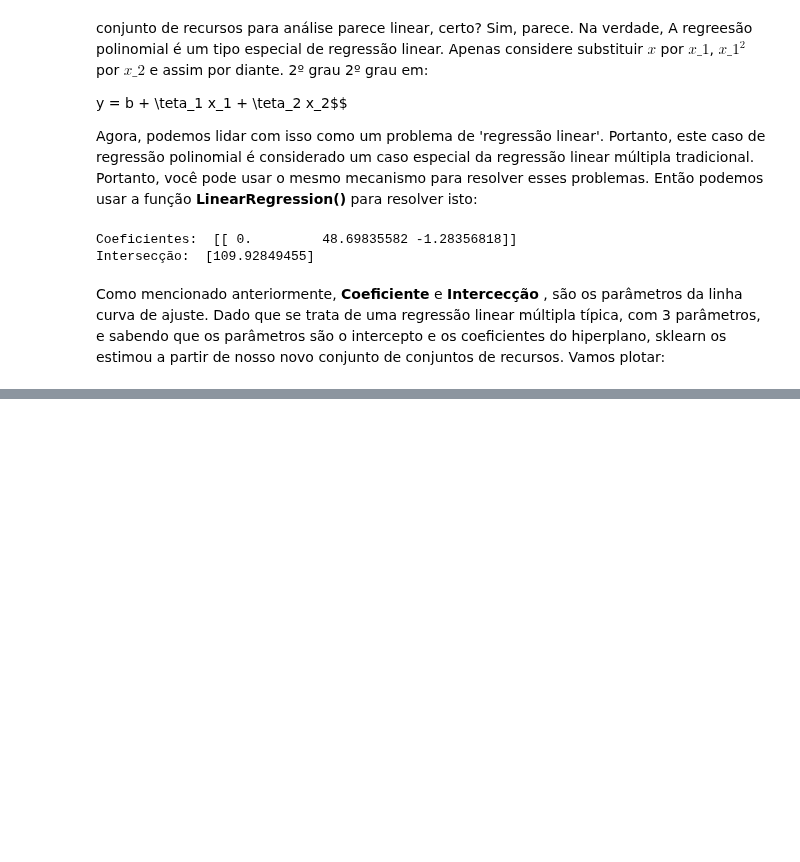
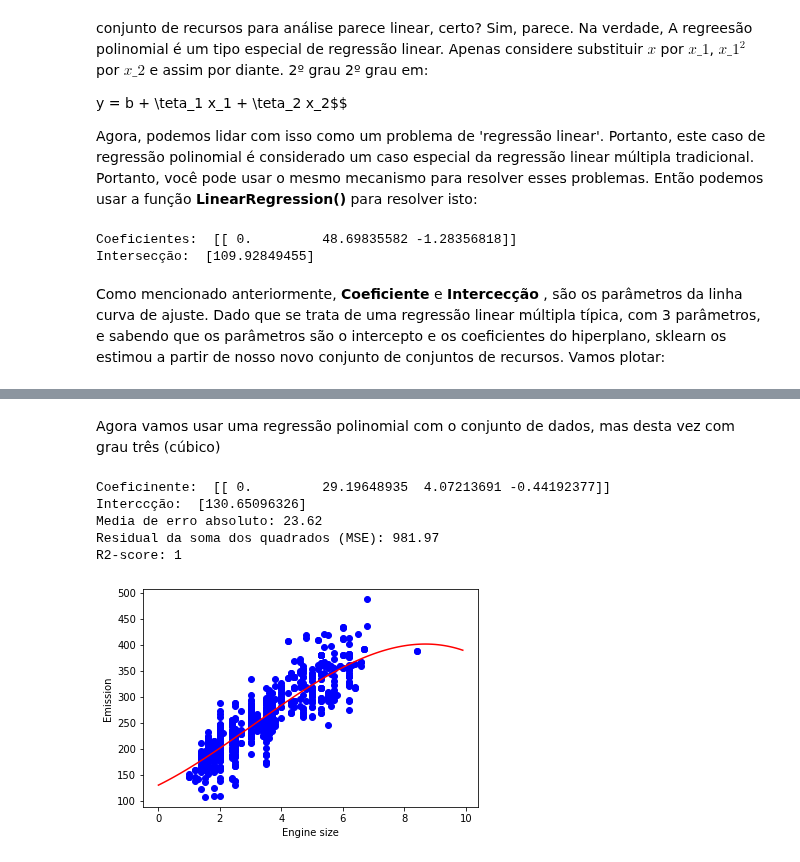
Before and after one commit to kauebr/Machine-Learning-Projects-IBM, a Jupyter notebook: Regressão polinomial/Regressao polinomial.ipynb, the cells around one changed output, grey strips where cells are left out. Drawn from its saved outputs; the diff is of its cells as text; code cells hidden in the pictures; blank space fills up the shorter version.

Commit message:
Regressão Polinomial finalizada

```diff
--- a/Regressão polinomial/Regressao polinomial.ipynb
+++ b/Regressão polinomial/Regressao polinomial.ipynb
@@ -152,0 +178,29 @@ Dado que se trata de uma regressão linear múltipla típica, com 3 parâmetros,
+# %% [markdown]
+Agora vamos usar uma regressão polinomial com o conjunto de dados, mas desta vez com grau três (cúbico)
+# %%
+poly3 = PolynomialFeatures(degree=3)
+train_x_poly3 = poly3.fit_transform(train_x)
+clf3 = linear_model.LinearRegression()
+train_y3_ = clf3.fit(train_x_poly3, train_y)
+
+# The coefficients
+print ('Coeficinente: ', clf3.coef_)
+print ('Interccção: ',clf3.intercept_)
+plt.scatter(train.ENGINESIZE, train.CO2EMISSIONS,  color='blue')
+XX = np.arange(0.0, 10.0, 0.1)
+yy = clf3.intercept_[0]+ clf3.coef_[0][1]*XX + clf3.coef_[0][2]*np.power(XX, 2) + clf3.coef_[0][3]*np.power(XX, 3)
+plt.plot(XX, yy, '-r' )
+plt.xlabel("Engine size")
+plt.ylabel("Emission")
+test_x_poly3 = poly3.transform(test_x)
+test_y3_ = clf3.predict(test_x_poly3)
+print("Media de erro absoluto: %.2f" % np.mean(np.absolute(test_y3_ - test_y)))
+print("Residual da soma dos quadrados (MSE): %.2f" % np.mean((test_y3_ - test_y) ** 2))
+print("R2-score: %.f" % r2_score(test_y,test_y3_ ) )
+# %% [output]
+Coeficinente:  [[ 0.         29.19648935  4.07213691 -0.44192377]]
+Interccção:  [130.65096326]
+Media de erro absoluto: 23.62
+Residual da soma dos quadrados (MSE): 981.97
+R2-score: 1
+[figure, added]
```
Also changed, not shown: parts of 3 cells of this notebook.
